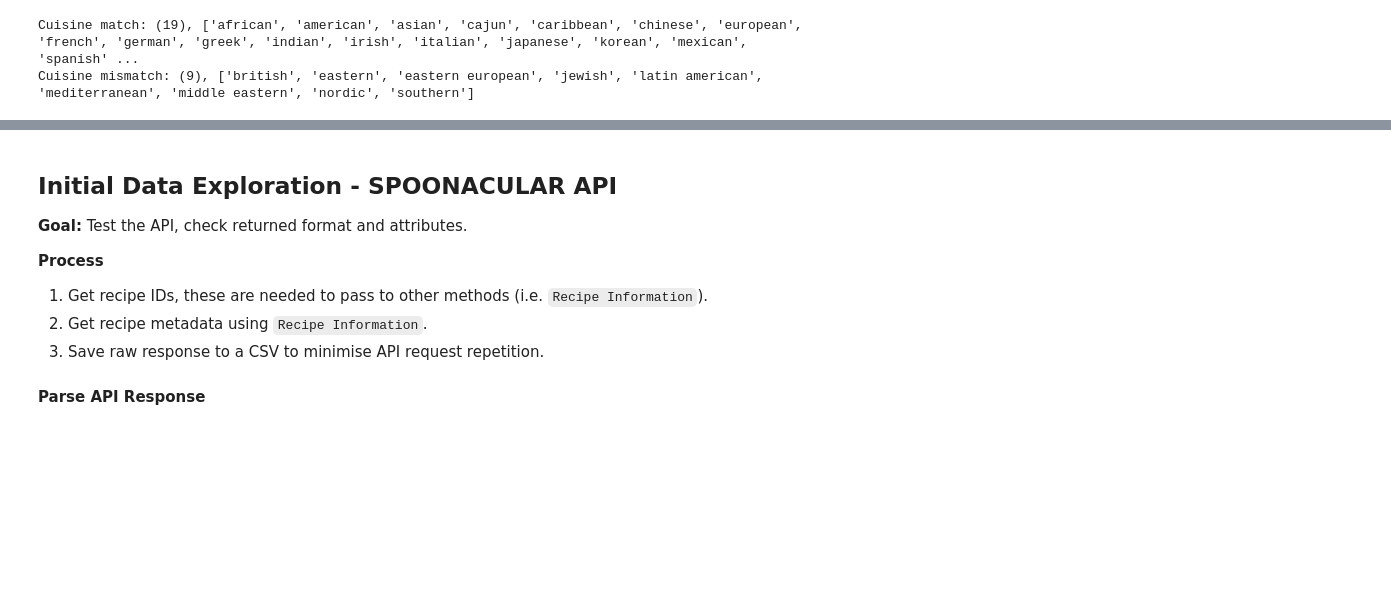
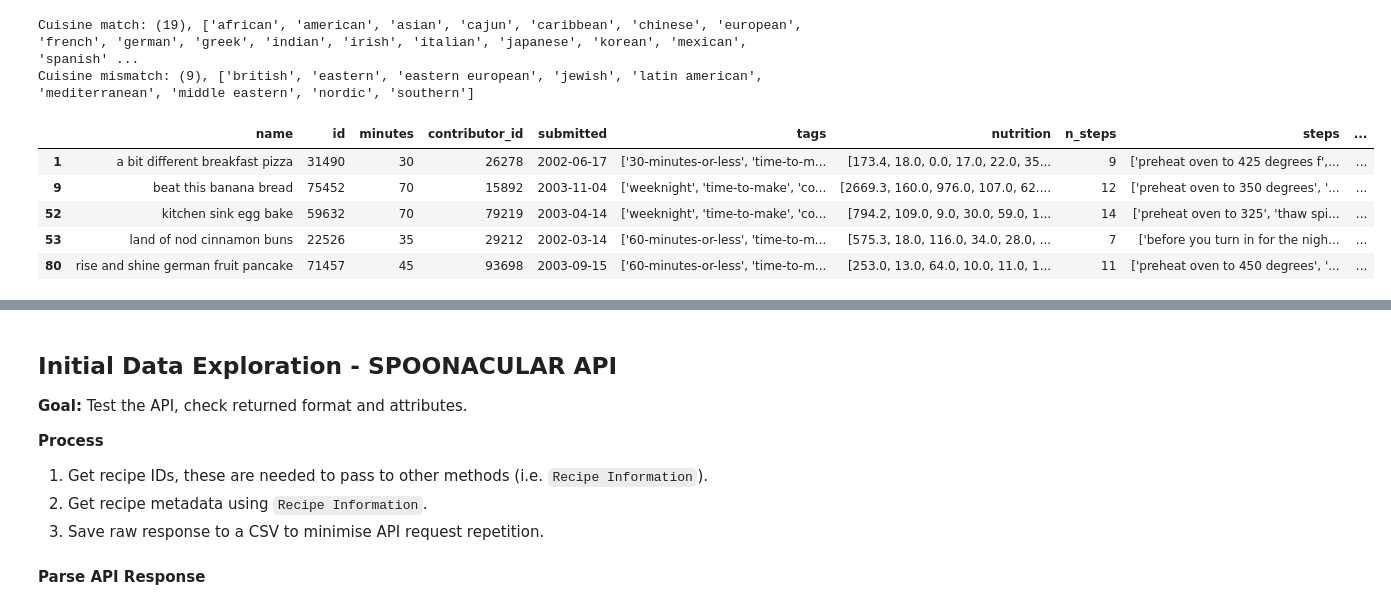
Before and after one commit to alyssahondrade/Project1, a Jupyter notebook: nutritious_recipes.ipynb, the cells around one changed output, grey strips where cells are left out. Saved outputs shown, nothing was run; the diff lists cells and outputs as text; code cells hidden in the pictures; blank space fills up the shorter version.

```diff
--- a/nutritious_recipes.ipynb
+++ b/nutritious_recipes.ipynb
@@ -430,6 +430,15 @@ print(f"Cuisine mismatch: ({len(cuisine_mismatch)}), {cuisine_mismatch}")
 # %% [output]
 Cuisine match: (19), ['african', 'american', 'asian', 'cajun', 'caribbean', 'chinese', 'european', 'french', 'german', 'greek', 'indian', 'irish', 'italian', 'japanese', 'korean', 'mexican', 'spanish' ...
 Cuisine mismatch: (9), ['british', 'eastern', 'eastern european', 'jewish', 'latin american', 'mediterranean', 'middle eastern', 'nordic', 'southern']
+# %%
+updated_merged.head()
+# %% [output]
+|  | name | id | minutes | contributor_id | submitted | tags | nutrition | n_steps | steps | ... |
+| 1 | a bit different breakfast pizza | 31490 | 30 | 26278 | 2002-06-17 | ['30-minutes-or-less', 'time-to-m... | [173.4, 18.0, 0.0, 17.0, 22.0, 35... | 9 | ['preheat oven to 425 degrees f',... | ... |
+| 9 | beat this banana bread | 75452 | 70 | 15892 | 2003-11-04 | ['weeknight', 'time-to-make', 'co... | [2669.3, 160.0, 976.0, 107.0, 62.... | 12 | ['preheat oven to 350 degrees', '... | ... |
+| 52 | kitchen sink egg bake | 59632 | 70 | 79219 | 2003-04-14 | ['weeknight', 'time-to-make', 'co... | [794.2, 109.0, 9.0, 30.0, 59.0, 1... | 14 | ['preheat oven to 325', 'thaw spi... | ... |
+| 53 | land of nod cinnamon buns | 22526 | 35 | 29212 | 2002-03-14 | ['60-minutes-or-less', 'time-to-m... | [575.3, 18.0, 116.0, 34.0, 28.0, ... | 7 | ['before you turn in for the nigh... | ... |
+| 80 | rise and shine german fruit pancake | 71457 | 45 | 93698 | 2003-09-15 | ['60-minutes-or-less', 'time-to-m... | [253.0, 13.0, 64.0, 10.0, 11.0, 1... | 11 | ['preheat oven to 450 degrees', '... | ... |
 # %%
 total_cuisine = 0
 multiple_cuisines = []
```
Also changed, not shown: parts of 4 cells of this notebook, 1 other file.
